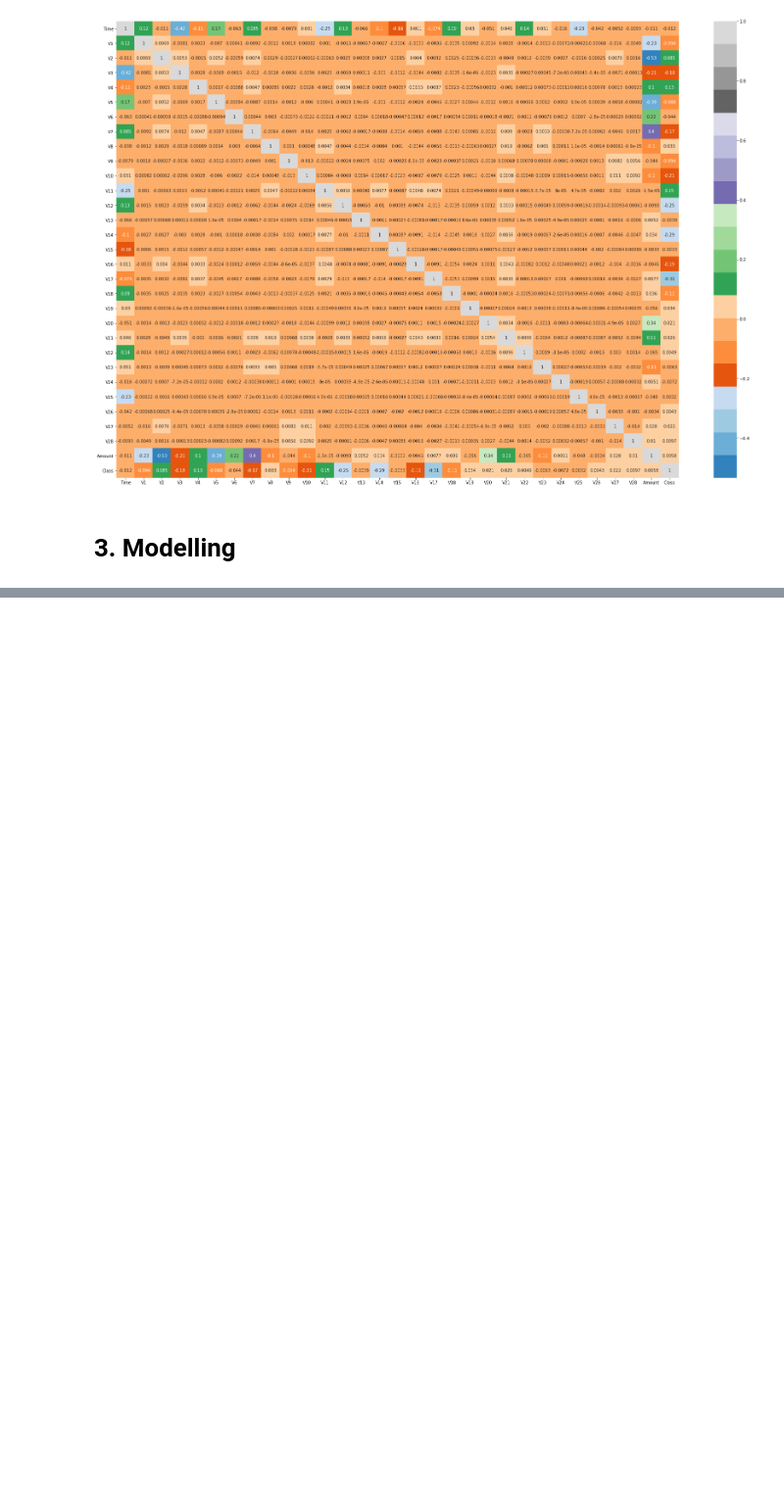
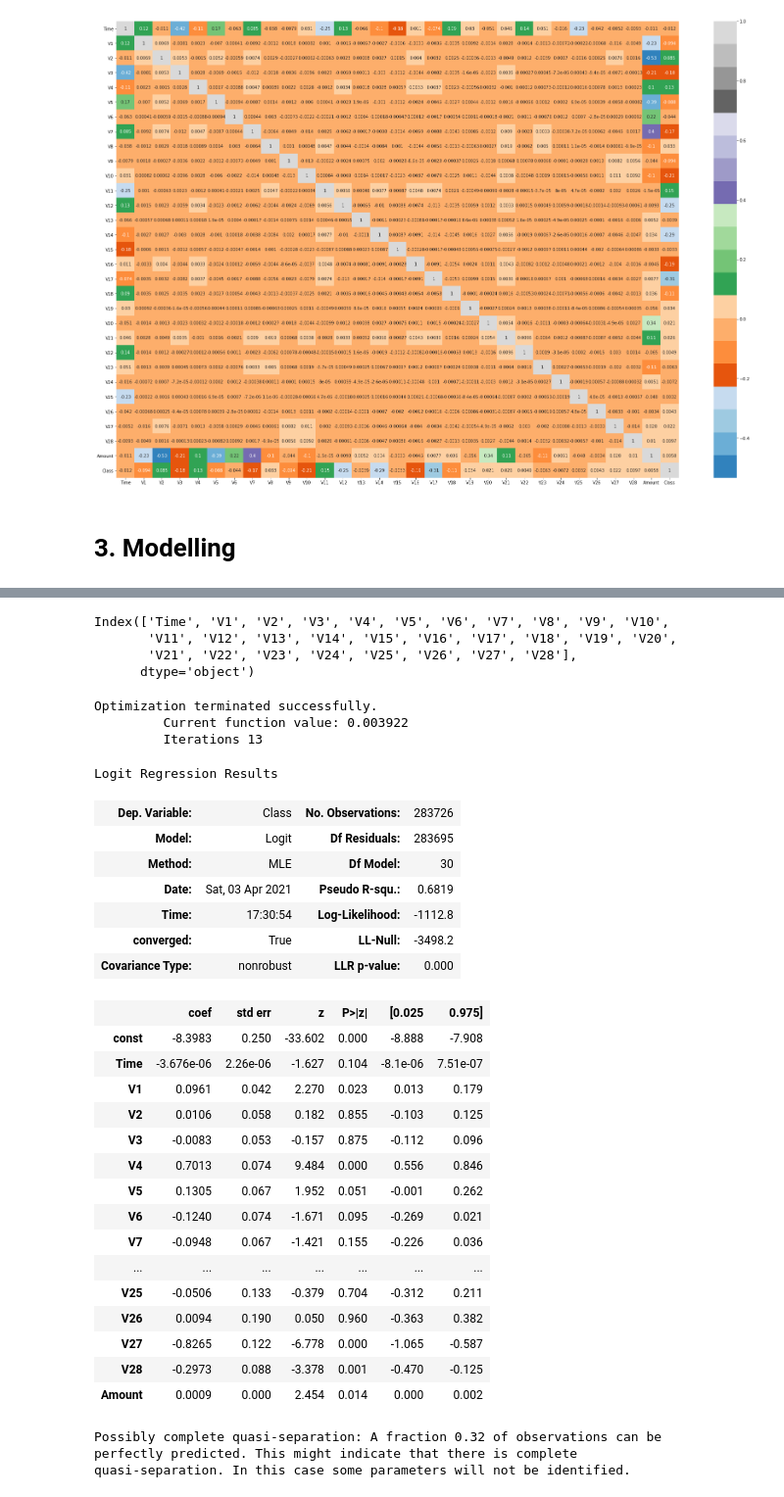
Before and after one commit to eozhisarcikli/credit-card-fraud-detection, a Jupyter notebook: Data Cleaning & Model Developing.ipynb, the cells around one changed output, grey strips where cells are left out. Shown at 98% size. Cells and saved outputs as stored; diff of their text form; code cells hidden in the pictures; blank space fills up the shorter version.

```diff
--- a/Data Cleaning & Model Developing.ipynb
+++ b/Data Cleaning & Model Developing.ipynb
@@ -157,0 +179,53 @@ plt.show()
+# %%
+estimators = ['Time', 'V1', 'V2', 'V3', 'V4', 'V5', 'V6', 'V7', 'V8', 'V9', 'V10',
+       'V11', 'V12', 'V13', 'V14', 'V15', 'V16', 'V17', 'V18', 'V19', 'V20',
+       'V21', 'V22', 'V23', 'V24', 'V25', 'V26', 'V27', 'V28', 'Amount']
+
+X1 = card[estimators]
+y = card['Class']
+# %%
+col=X1.columns[:-1]
+col
+# %% [output]
+Index(['Time', 'V1', 'V2', 'V3', 'V4', 'V5', 'V6', 'V7', 'V8', 'V9', 'V10',
+       'V11', 'V12', 'V13', 'V14', 'V15', 'V16', 'V17', 'V18', 'V19', 'V20',
+       'V21', 'V22', 'V23', 'V24', 'V25', 'V26', 'V27', 'V28'],
+      dtype='object')
+# %%
+X = sm.add_constant(X1)
+reg_logit = sm.Logit(y,X)
+results_logit = reg_logit.fit()
+# %% [output]
+Optimization terminated successfully.
+         Current function value: 0.003922
+         Iterations 13
+# %%
+results_logit.summary()
+# %% [output]
+Logit Regression Results
+| Dep. Variable: | Class | No. Observations: | 283726 |
+| Model: | Logit | Df Residuals: | 283695 |
+| Method: | MLE | Df Model: | 30 |
+| Date: | Sat, 03 Apr 2021 | Pseudo R-squ.: | 0.6819 |
+| Time: | 17:30:54 | Log-Likelihood: | -1112.8 |
+| converged: | True | LL-Null: | -3498.2 |
+| Covariance Type: | nonrobust | LLR p-value: | 0.000 |
+|  | coef | std err | z | P>|z| | [0.025 | 0.975] |
+| const | -8.3983 | 0.250 | -33.602 | 0.000 | -8.888 | -7.908 |
+| Time | -3.676e-06 | 2.26e-06 | -1.627 | 0.104 | -8.1e-06 | 7.51e-07 |
+| V1 | 0.0961 | 0.042 | 2.270 | 0.023 | 0.013 | 0.179 |
+| V2 | 0.0106 | 0.058 | 0.182 | 0.855 | -0.103 | 0.125 |
+| V3 | -0.0083 | 0.053 | -0.157 | 0.875 | -0.112 | 0.096 |
+| V4 | 0.7013 | 0.074 | 9.484 | 0.000 | 0.556 | 0.846 |
+| V5 | 0.1305 | 0.067 | 1.952 | 0.051 | -0.001 | 0.262 |
+| V6 | -0.1240 | 0.074 | -1.671 | 0.095 | -0.269 | 0.021 |
+| V7 | -0.0948 | 0.067 | -1.421 | 0.155 | -0.226 | 0.036 |
+| ... | ... | ... | ... | ... | ... | ... |
+| V25 | -0.0506 | 0.133 | -0.379 | 0.704 | -0.312 | 0.211 |
+| V26 | 0.0094 | 0.190 | 0.050 | 0.960 | -0.363 | 0.382 |
+| V27 | -0.8265 | 0.122 | -6.778 | 0.000 | -1.065 | -0.587 |
+| V28 | -0.2973 | 0.088 | -3.378 | 0.001 | -0.470 | -0.125 |
+| Amount | 0.0009 | 0.000 | 2.454 | 0.014 | 0.000 | 0.002 |
+Possibly complete quasi-separation: A fraction 0.32 of observations can be
+perfectly predicted. This might indicate that there is complete
+quasi-separation. In this case some parameters will not be identified.
```
Also changed, not shown: parts of 9 cells of this notebook.
